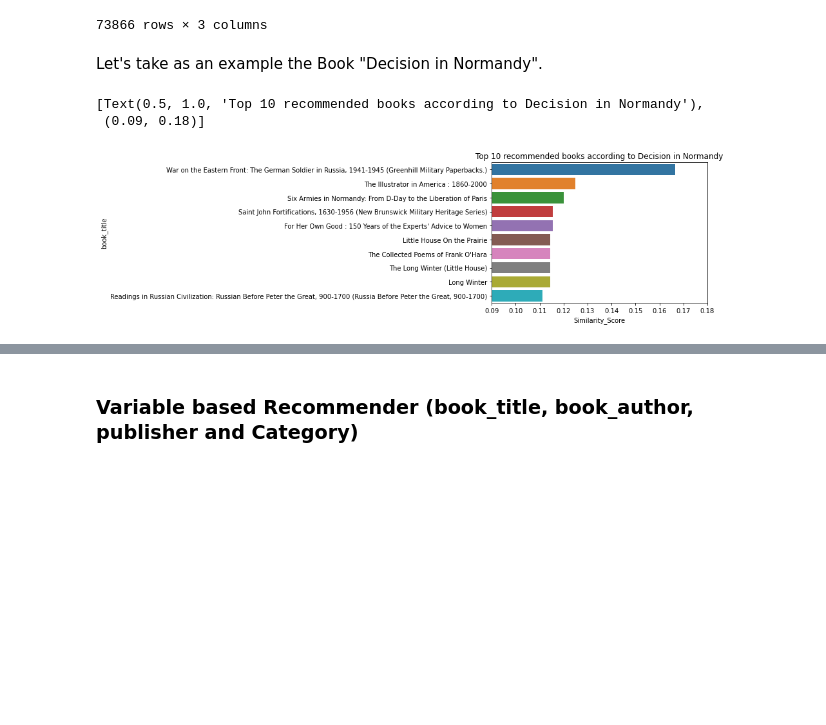
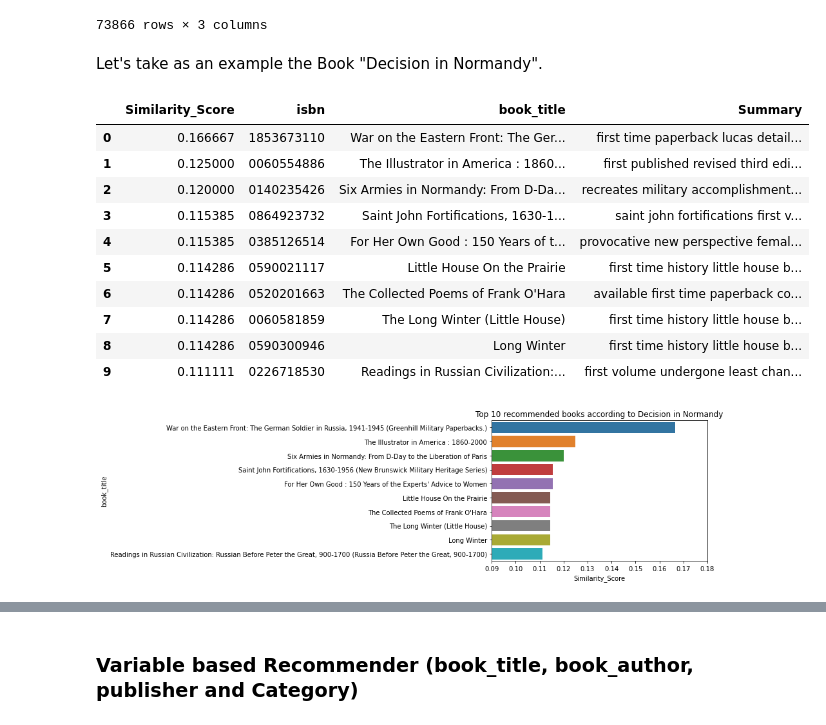
Before and after one commit to marinaepitropaki/BookRecommendationSystem, a Jupyter notebook: BookRecommendationSystem.ipynb, the cells around one changed output, grey strips where cells are left out. Cells and saved outputs as stored; diff of their text form; code cells hidden in the pictures; blank space fills up the shorter version.

```diff
--- a/BookRecommendationSystem.ipynb
+++ b/BookRecommendationSystem.ipynb
@@ -458,12 +458,22 @@ def get_recommendations(title):
     # Return the top 10 most similar books
     return Jaccard_score_df
 #Jaccard_score_df['book_title']
-# %% [markdown]
-Let's take as an example the Book "Decision in Normandy".
+# %% [markdown]
+Let's take as an example the Book "Decision in Normandy".
 # %%
 Jaccard_recommendation_df = get_recommendations("Decision in Normandy")
 sb.barplot(x = "Similarity_Score", y = "book_title", data = Jaccard_recommendation_df).set(title = "Top 10 recommended books according to Decision in Normandy", xlim=(0.09,0.18))
+Jaccard_recommendation_df
 # %% [output]
-[Text(0.5, 1.0, 'Top 10 recommended books according to Decision in Normandy'),
- (0.09, 0.18)]
+|  | Similarity_Score | isbn | book_title | Summary |
+| 0 | 0.166667 | 1853673110 | War on the Eastern Front: The Ger... | first time paperback lucas detail... |
+| 1 | 0.125000 | 0060554886 | The Illustrator in America : 1860... | first published revised third edi... |
+| 2 | 0.120000 | 0140235426 | Six Armies in Normandy: From D-Da... | recreates military accomplishment... |
+| 3 | 0.115385 | 0864923732 | Saint John Fortifications, 1630-1... | saint john fortifications first v... |
+| 4 | 0.115385 | 0385126514 | For Her Own Good : 150 Years of t... | provocative new perspective femal... |
+| 5 | 0.114286 | 0590021117 | Little House On the Prairie | first time history little house b... |
+| 6 | 0.114286 | 0520201663 | The Collected Poems of Frank O'Hara | available first time paperback co... |
+| 7 | 0.114286 | 0060581859 | The Long Winter (Little House) | first time history little house b... |
+| 8 | 0.114286 | 0590300946 | Long Winter | first time history little house b... |
+| 9 | 0.111111 | 0226718530 | Readings in Russian Civilization:... | first volume undergone least chan... |
 [figure]
```
Also changed, not shown: parts of 21 cells of this notebook.
